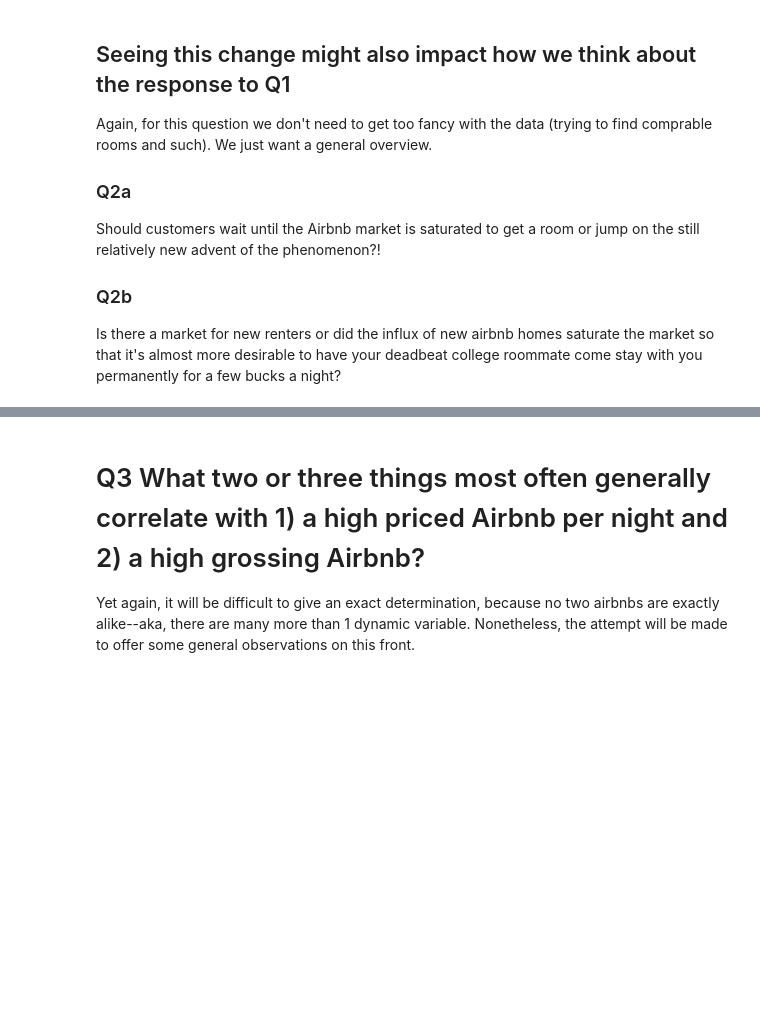
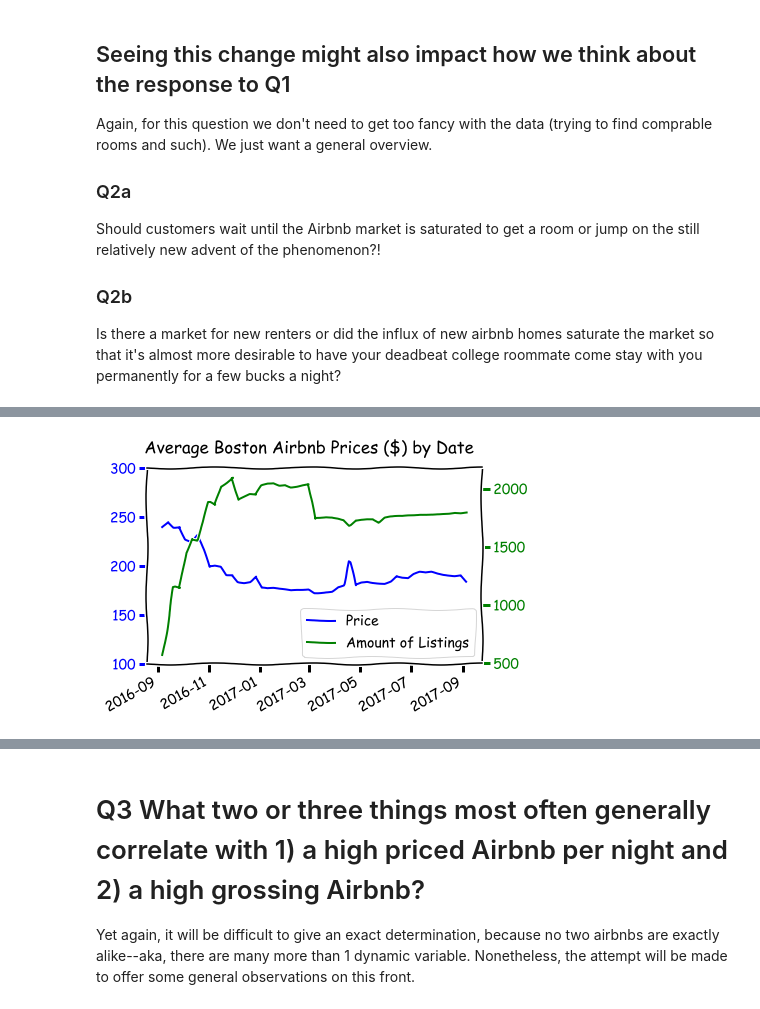
Before and after one commit to bdfaus/airbnb, a Jupyter notebook: Airbnb.ipynb, the cells around one changed output, grey strips where cells are left out. Cells and saved outputs as stored; diff of their text form; code cells hidden in the pictures; blank space fills up the shorter version.

```diff
--- a/Airbnb.ipynb
+++ b/Airbnb.ipynb
@@ -346,0 +361,24 @@ Is there a market for new renters or did the influx of new airbnb homes saturate
+# %%
+#Average price snapshot once per week, eliminating smaller price fluxuations between days
+with plt.xkcd():
+    fig, ax = plt.subplots()
+    fig.suptitle('Average Boston Airbnb Prices ($) by Date')
+    ax.xaxis_date()
+    ln1 = ax.plot_date(date_price.index[::7], date_price[::7], linestyle='-', markersize = 0, color='blue')
+    fig.autofmt_xdate()
+#     ax.set_xticks([x for x in range(0,len(date_price)//7,8)]);
+    ax.set_ylim(100,300);
+    ax.tick_params(axis='y', colors='blue');
+
+    ax2 = ax.twinx()
+    ax2.xaxis_date()
+    ln2 = ax2.plot_date(date_listings.index[::7], date_listings[::7], linestyle='-', markersize=0, color='green')
+    ax2.tick_params(axis='y', colors='green')
+
+    lns = ln1+ln2
+    labs = ['Price', 'Amount of Listings']
+    ax.legend(lns, labs, loc=4)
+
+    plt.show()
+# %% [output]
+[figure, added]
```
Also changed, not shown: parts of 18 cells of this notebook.
